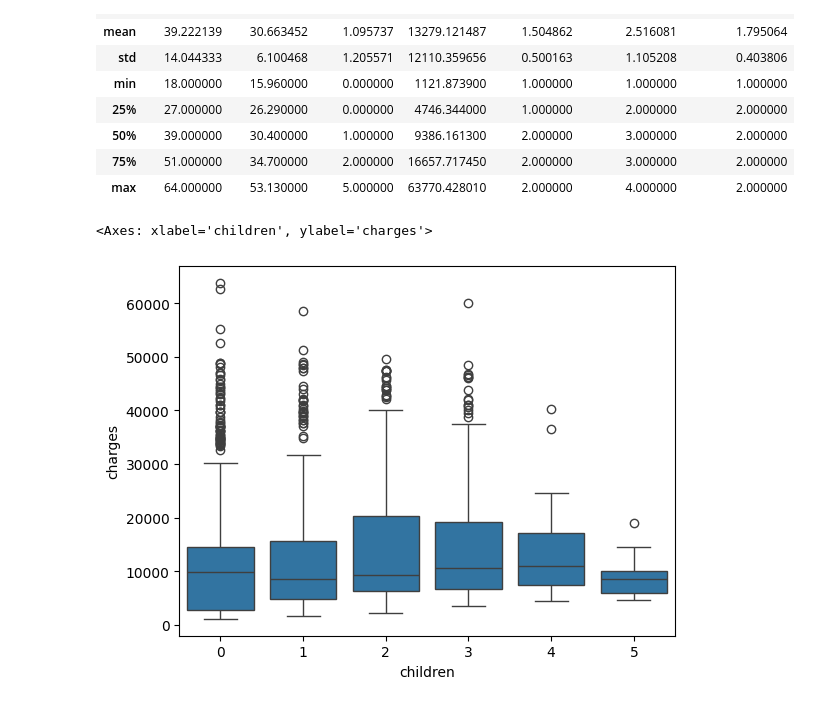
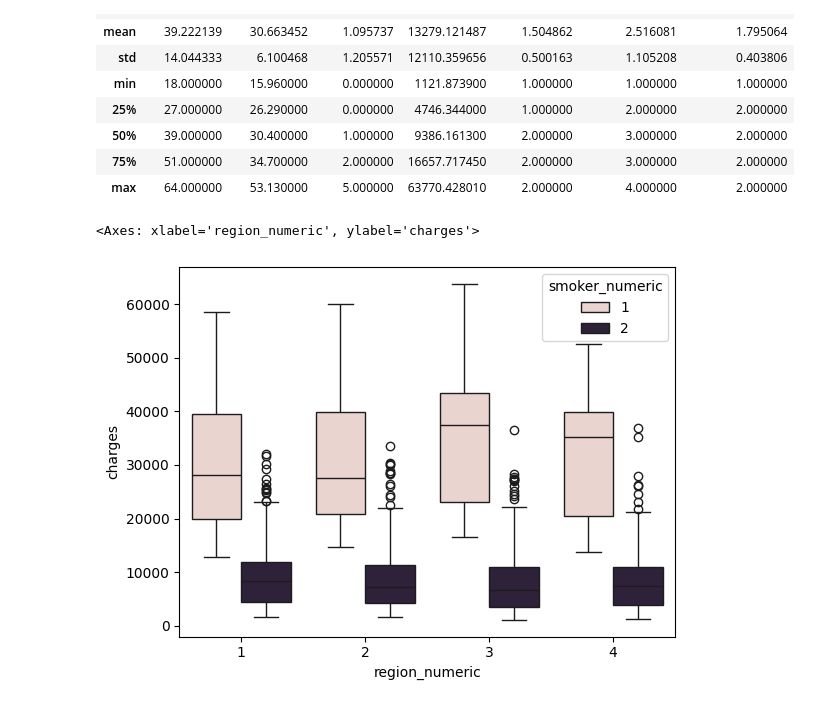
Before and after one commit to Mikayla-ds2/insurance_ml, a Jupyter notebook: model.ipynb, the cells around one changed output. Saved outputs shown, nothing was run; the diff lists cells and outputs as text; code cells hidden in the pictures.

```diff
--- a/model.ipynb
+++ b/model.ipynb
@@ -217,7 +217,7 @@ data_numeric.describe()
 | max | 64.000000 | 53.130000 | 5.000000 | 63770.428010 | 2.000000 | 4.000000 | 2.000000 |
 # %%
 # due to charge feature skew, most outliers are on the higher end.
-sns.boxplot(y='charges', x='children', data=data_numeric)
+sns.boxplot(y='charges', x='region_numeric', hue='smoker_numeric', data=data_numeric)
 # %% [output]
-<Axes: xlabel='children', ylabel='charges'>
+<Axes: xlabel='region_numeric', ylabel='charges'>
-[figure, old version]
+[figure, new version]
```
Also changed, not shown: parts of 14 cells of this notebook, 2 other files.
